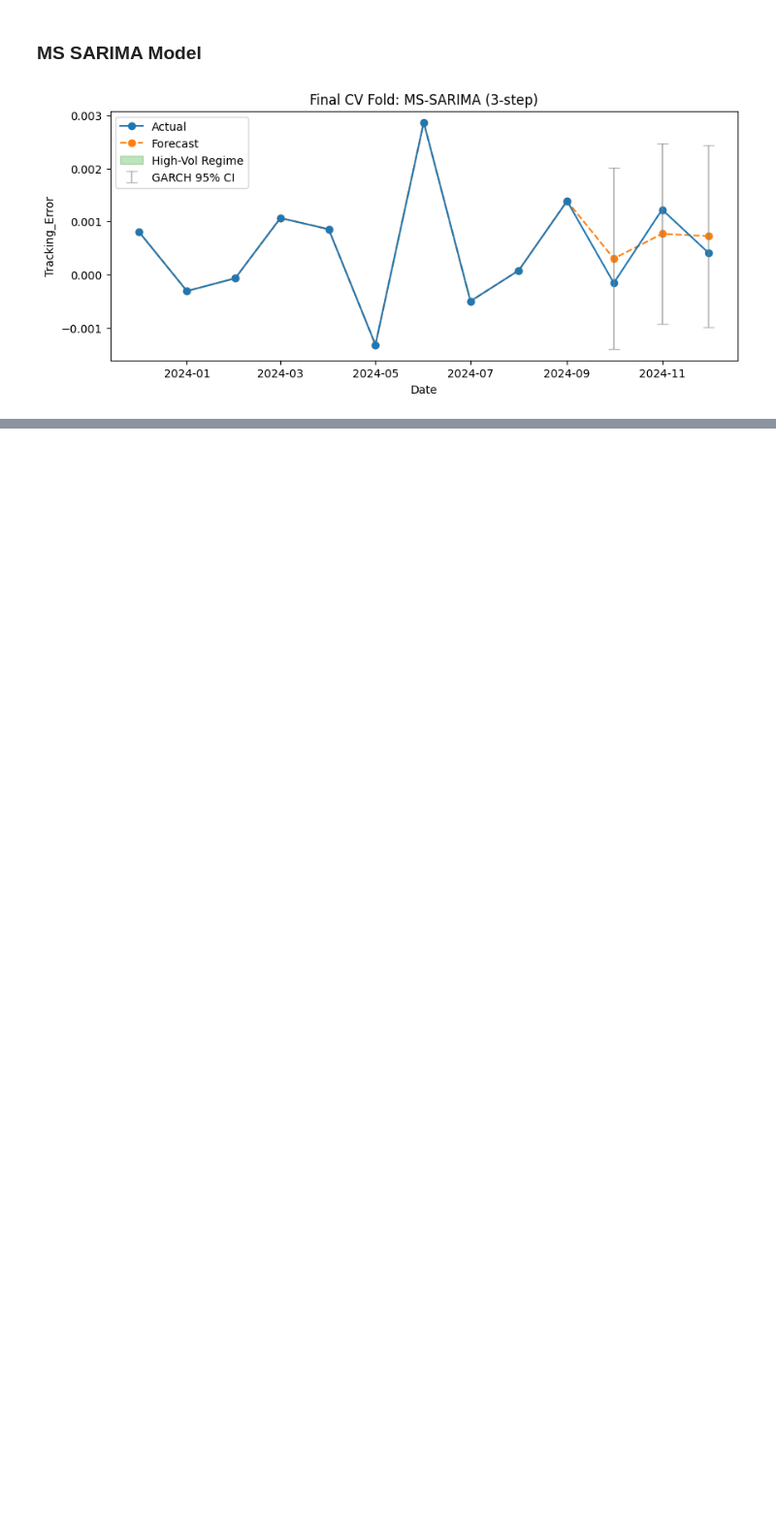
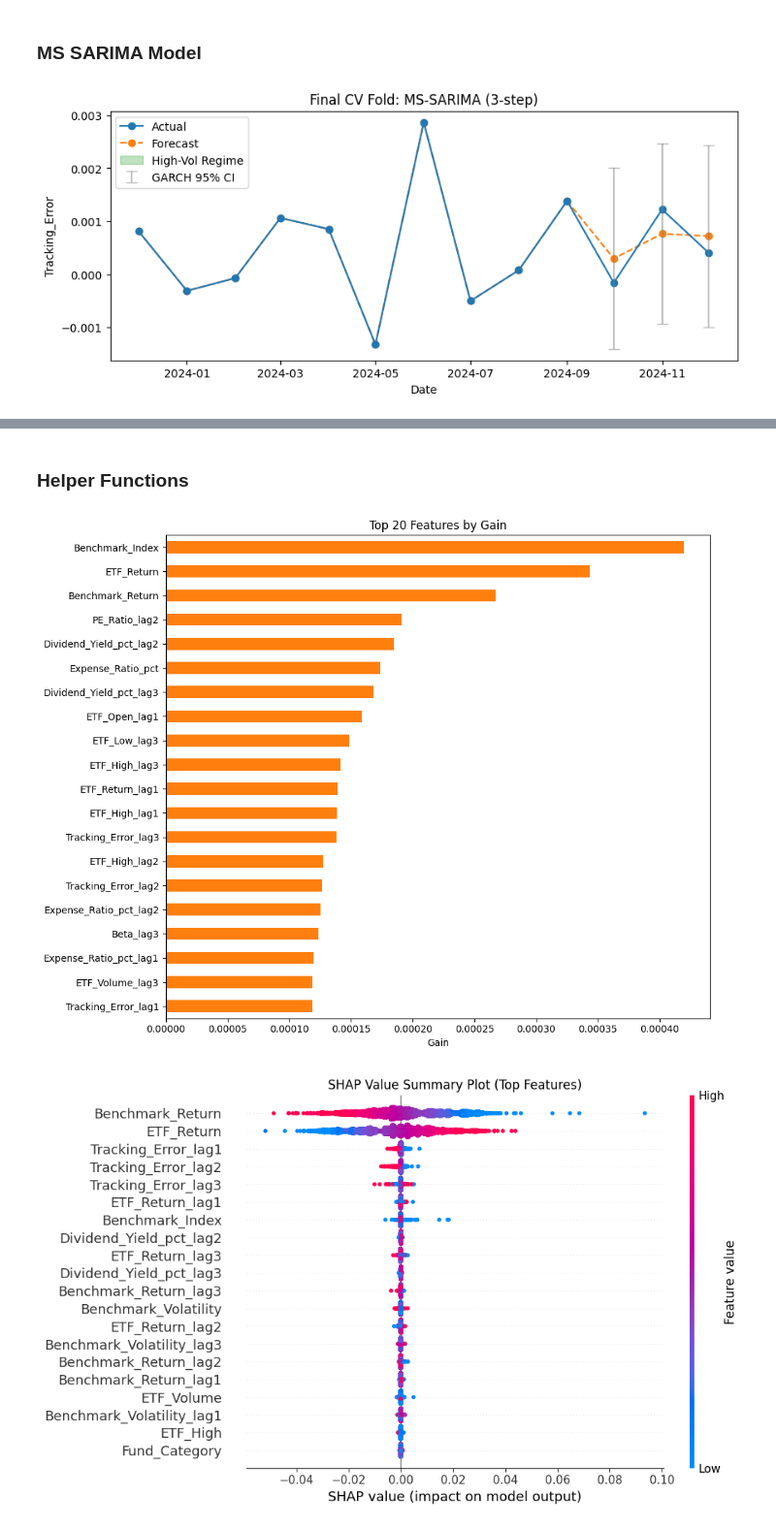
Before and after one commit to AatishDA1/ETF_TD_Forecasting, a Jupyter notebook: forecsating_models/qqq_te_forecasting_v3.ipynb, the cells around one changed output, grey strips where cells are left out. Shown: that part at 97% size. Drawn from its saved outputs; the diff is of its cells as text; code cells hidden in the pictures; blank space fills up the shorter version.

Commit message:
Added XGBoost Model

```diff
--- a/forecsating_models/qqq_te_forecasting_v3.ipynb
+++ b/forecsating_models/qqq_te_forecasting_v3.ipynb
@@ -785,0 +789,3 @@ R2 mean ± std : 0.314037 ± 0.310242
+# %%
+etf_data = pd.read_excel('../data/etf_data.xlsx',
+                    index_col=0, parse_dates=True)
@@ -785,0 +803,2 @@ R2 mean ± std : 0.314037 ± 0.310242
+# %% [markdown]
+### Helper Functions
@@ -785,0 +1102,13 @@ R2 mean ± std : 0.314037 ± 0.310242
+# %%
+xgboost_results = fit_xgboost(
+    etf_data,
+    horizon=3,
+    cv_window=60,
+    cv_step=30,
+    forecast_plot=True,
+    plot_ticker="QQQ",
+    top_n_importance=20
+)
+# %% [output]
+[figure, added]
+[figure, added]
```
Also changed, not shown: parts of 15 cells of this notebook.
